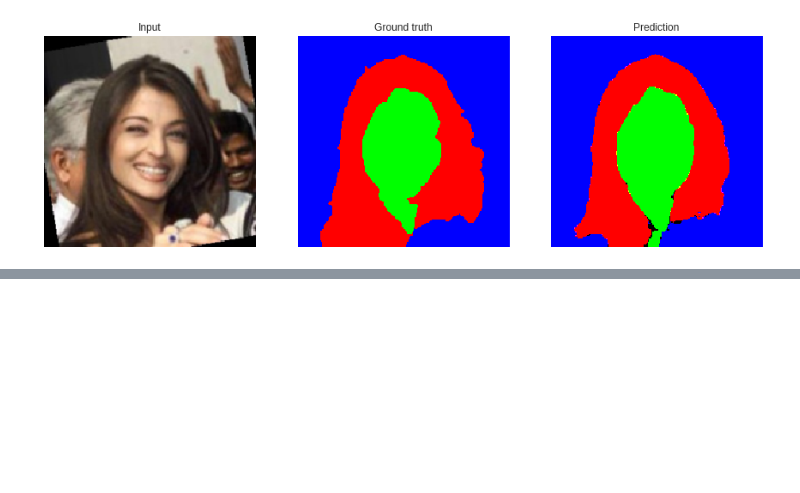
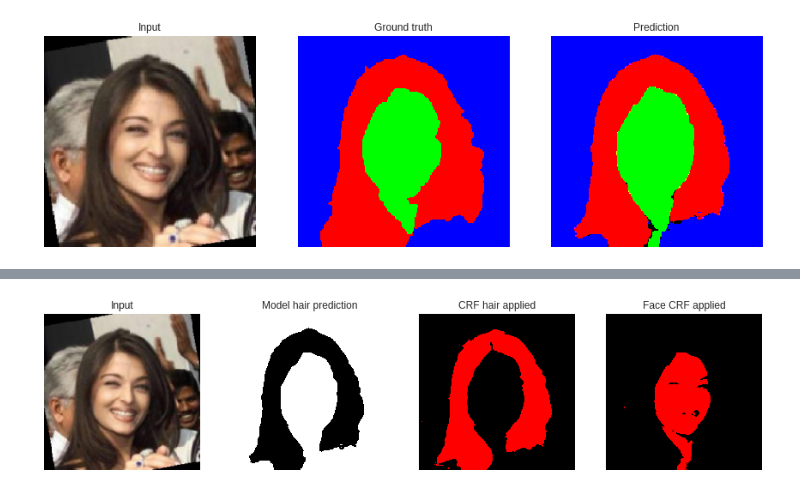
Before and after one commit to betogaona7/hairstyle, a Jupyter notebook: HS-Segment-Technique/Unet_CRF_keras.ipynb, the cells around one changed output, grey strips where cells are left out. Saved outputs shown, nothing was run; the diff lists cells and outputs as text; code cells hidden in the pictures; blank space fills up the shorter version.

```diff
--- a/HS-Segment-Technique/Unet_CRF_keras.ipynb
+++ b/HS-Segment-Technique/Unet_CRF_keras.ipynb
@@ -441,0 +305,36 @@ plt.imshow(original)
+# %%
+def CRF(original, prediction, c, iteractions=5, gsxy=(3, 3), gcomp= 3, bsxy=(80,80), bcomp=10, srgb=(13, 13, 13)):
+  prediction = prediction[:,:,c] + (prediction[:,:,0]<<8) + (prediction[:,:,2]<<16)
+
+  colors, labels = np.unique(prediction, return_inverse=True)
+
+  colorize = np.empty((len(colors), 3), np.uint8)
+
+  colorize[:,0] = (colors & 0x0000FF)
+  colorize[:,1] = (colors & 0x00FF00) >> 8
+  colorize[:,2] = (colors & 0xFF0000) >> 16
+
+  n_labels = len(set(labels.flat))
+
+  d = dcrf.DenseCRF2D(original.shape[1], original[3].shape[0], n_labels)
+  U = unary_from_labels(labels, n_labels, gt_prob=0.9, zero_unsure=False)
+  d.setUnaryEnergy(U)
+  d.addPairwiseGaussian(sxy=gsxy, compat=gcomp, kernel=dcrf.DIAG_KERNEL, normalization=dcrf.NORMALIZE_SYMMETRIC)
+  d.addPairwiseBilateral(sxy=bsxy, srgb=srgb, rgbim=original,
+                       compat=bcomp,
+                       kernel=dcrf.DIAG_KERNEL,
+                       normalization=dcrf.NORMALIZE_SYMMETRIC)
+
+  Q = d.inference(iteractions)
+
+  output = np.argmax(Q, axis=0)
+  output = colorize[output,:]
+  output = output.reshape(192, 192, 3)
+  return output
+# %%
+crf_hair_image = CRF(original, pred, 0, 1)
+crf_face_image = CRF(original, pred, 1, 1)
+
+plot_imgs([original, pred[:,:,0], crf_hair_image, crf_face_image], ["Input",  "Model hair prediction", "CRF hair applied", "Face CRF applied" ], (15, 15))
+# %% [output]
+[figure, added]
```
Also changed, not shown: parts of 62 cells of this notebook, 1 other file.
